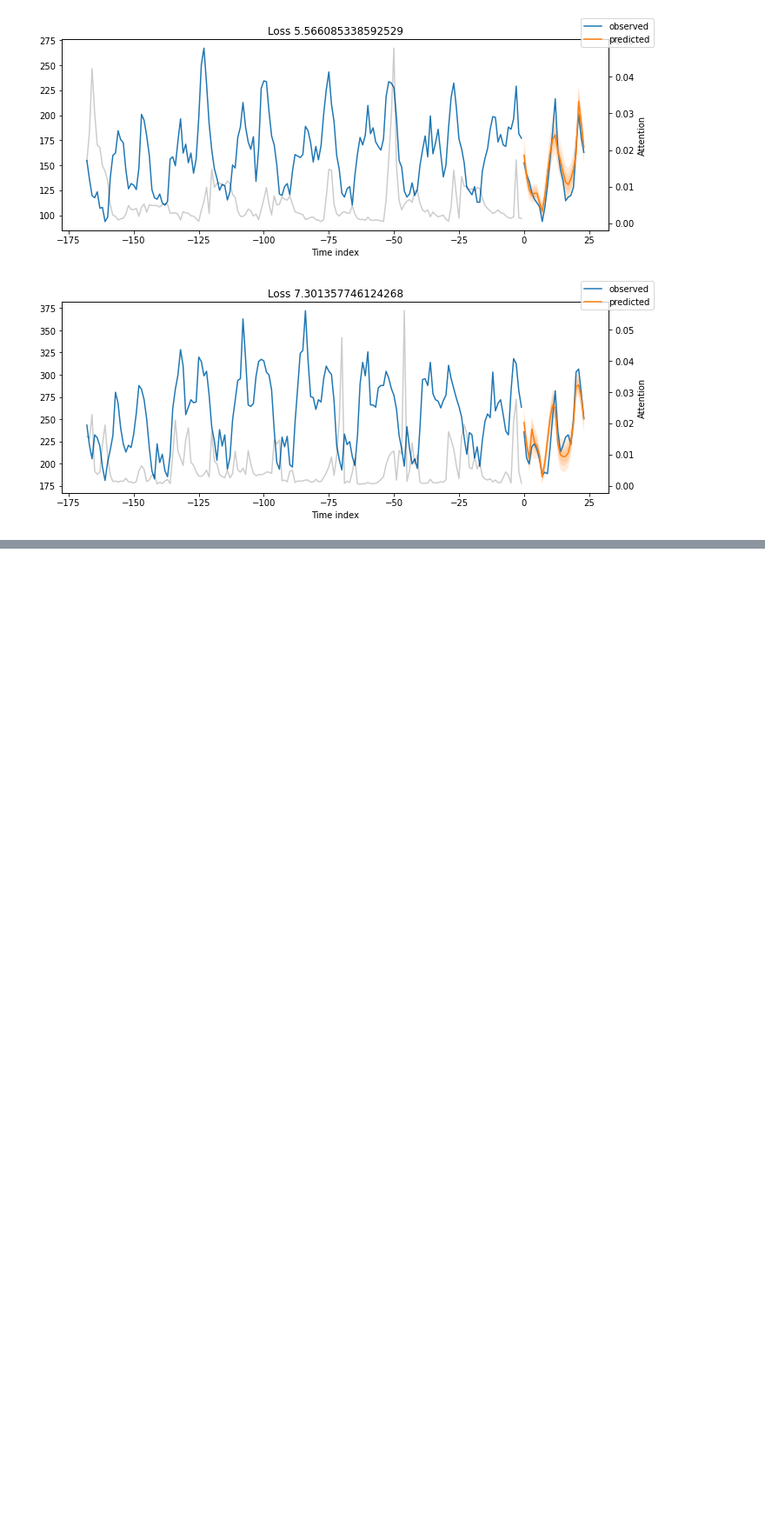
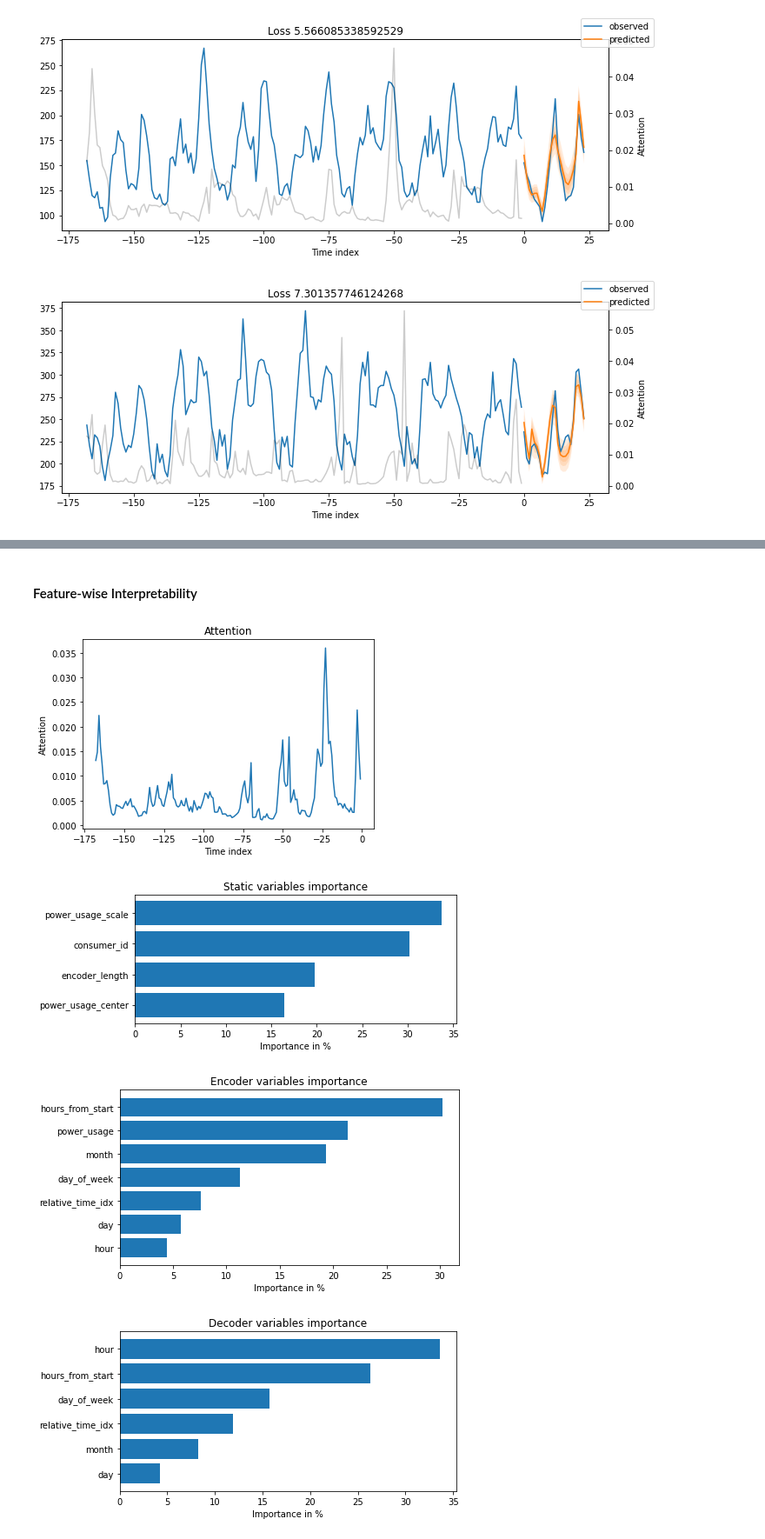
Before and after one commit to johnwslee/Data_Science_Libraries, a Jupyter notebook: PyTorch/temporal_fusion_transformer/Medium_energy_demand_forecasting.ipynb, the cells around one changed output, grey strips where cells are left out. Shown at 87% size. Saved outputs shown, nothing was run; the diff lists cells and outputs as text; code cells hidden in the pictures; blank space fills up the shorter version.

```diff
--- a/PyTorch/temporal_fusion_transformer/Medium_energy_demand_forecasting.ipynb
+++ b/PyTorch/temporal_fusion_transformer/Medium_energy_demand_forecasting.ipynb
@@ -411,0 +474,11 @@ for idx in range(5):  # plot all 5 consumers
+# %% [markdown]
+#### Feature-wise Interpretability
+# %%
+raw_predictions, x = best_tft.predict(val_dataloader, mode="raw", return_x=True)
+interpretation = best_tft.interpret_output(raw_predictions, reduction="sum")
+best_tft.plot_interpretation(interpretation);
+# %% [output]
+[figure, added]
+[figure, added]
+[figure, added]
+[figure, added]
```
Also changed, not shown: parts of 20 cells of this notebook.
